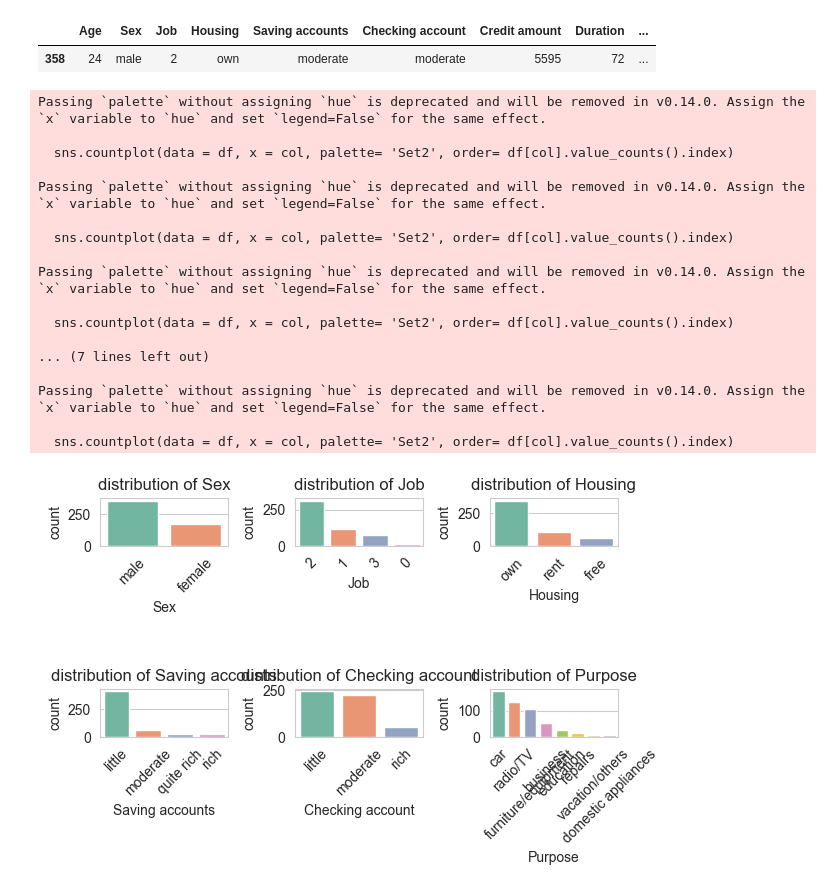
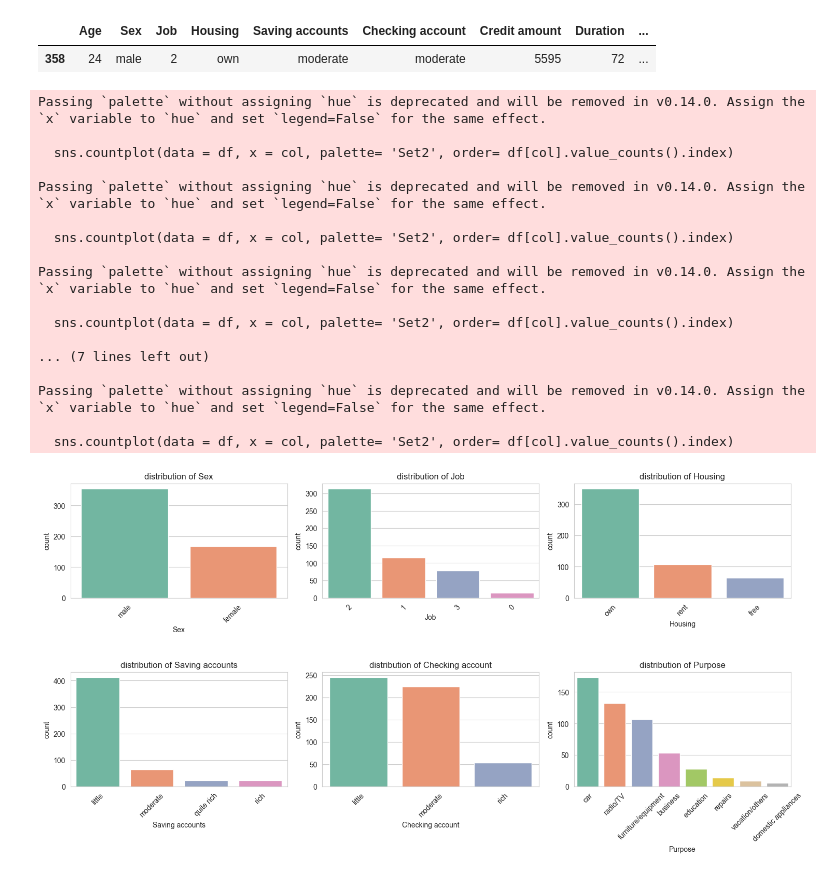
Before and after one commit to Bandohhh/data_science_practice-, a Jupyter notebook: Credit Risk Model /analysis_model.ipynb, the cells around one changed output. Drawn from its saved outputs; the diff is of its cells as text; code cells hidden in the pictures.

```diff
--- a/Credit Risk Model /analysis_model.ipynb
+++ b/Credit Risk Model /analysis_model.ipynb
@@ -166,28 +166,30 @@ df.query('Duration >= 60') #Filtering Data
 # %%
 categorical_cols = ['Sex', 'Job', 'Housing','Saving accounts', 'Checking account','Purpose']
 # %%
+# Visualising Categorical Features using Count Plots
+plt.figure(figsize= (15,10))
 for i , col in enumerate(categorical_cols):
     plt.subplot(3,3,i+1) #3 rows, 3 columns, position i+1
     sns.countplot(data = df, x = col, palette= 'Set2', order= df[col].value_counts().index)
     plt.title(f'distribution of {col}')
     plt.xticks(rotation =45)
 plt.tight_layout()
 # %% [output]
 Passing `palette` without assigning `hue` is deprecated and will be removed in v0.14.0. Assign the `x` variable to `hue` and set `legend=False` for the same effect.
 
   sns.countplot(data = df, x = col, palette= 'Set2', order= df[col].value_counts().index)
 
 Passing `palette` without assigning `hue` is deprecated and will be removed in v0.14.0. Assign the `x` variable to `hue` and set `legend=False` for the same effect.
 
   sns.countplot(data = df, x = col, palette= 'Set2', order= df[col].value_counts().index)
 
 Passing `palette` without assigning `hue` is deprecated and will be removed in v0.14.0. Assign the `x` variable to `hue` and set `legend=False` for the same effect.
 
   sns.countplot(data = df, x = col, palette= 'Set2', order= df[col].value_counts().index)
 
 ... (7 lines left out)
 
 Passing `palette` without assigning `hue` is deprecated and will be removed in v0.14.0. Assign the `x` variable to `hue` and set `legend=False` for the same effect.
 
   sns.countplot(data = df, x = col, palette= 'Set2', order= df[col].value_counts().index)
-[figure, old version]
+[figure, new version]
```
Also changed, not shown: parts of 2 cells of this notebook.
